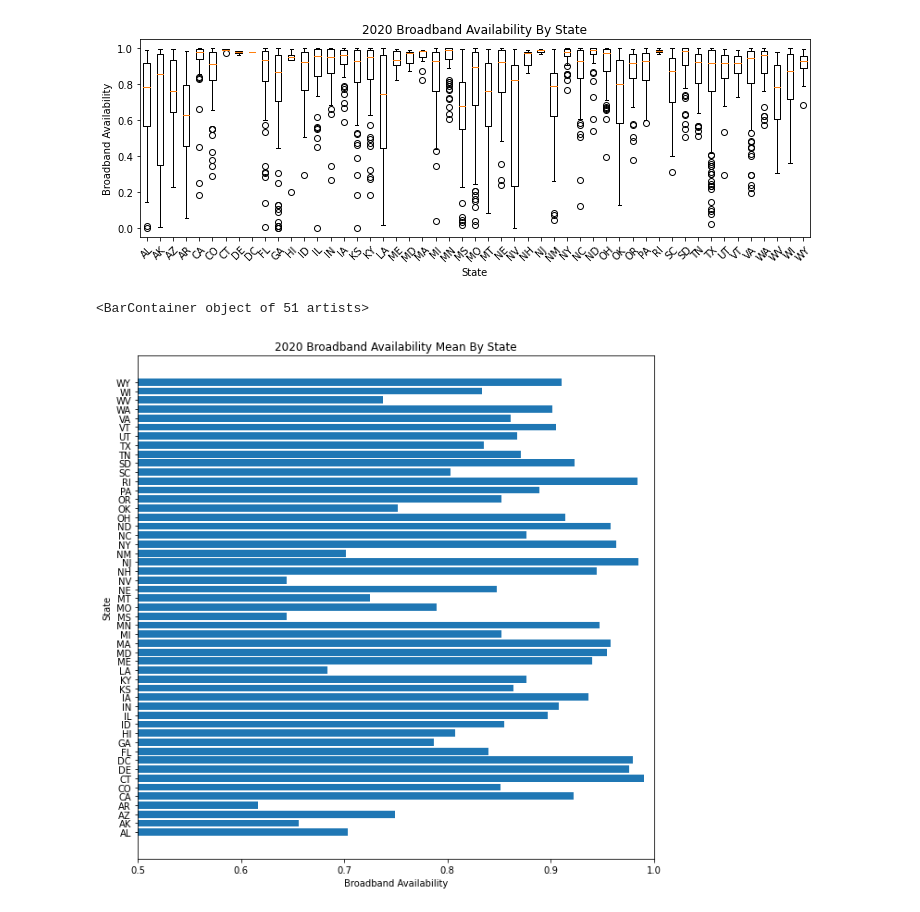
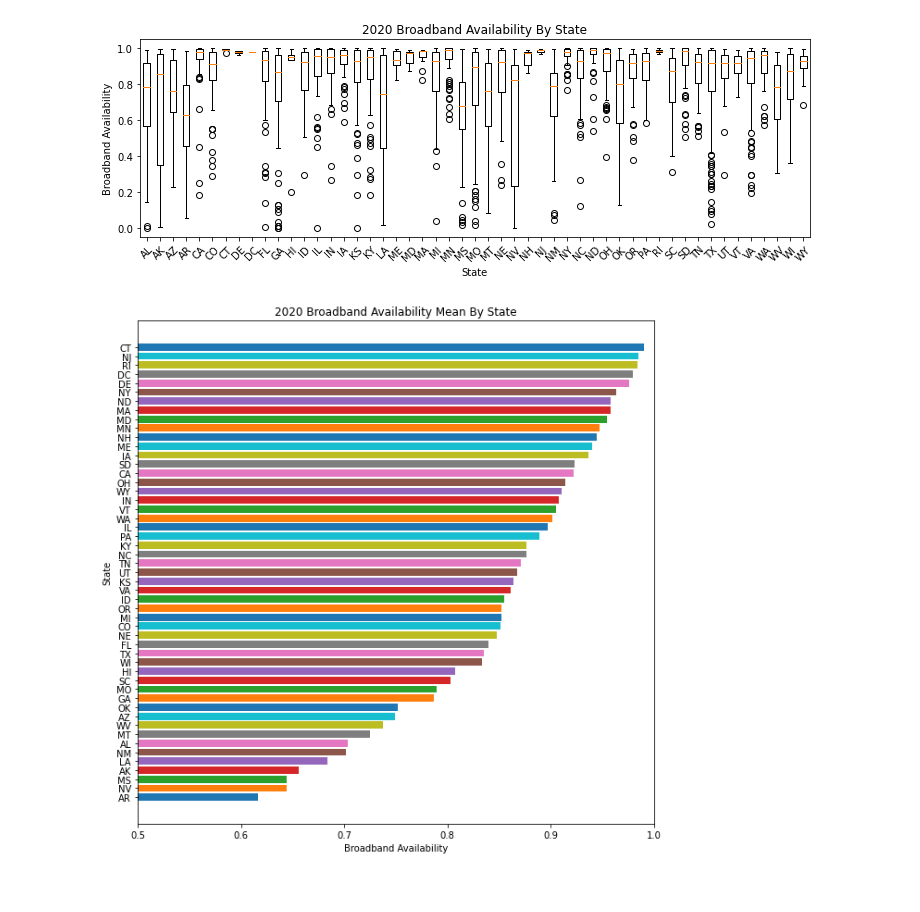
Before and after one commit to DragonGriffon2003/2021_DataSoup_DataFest, a Jupyter notebook: Data-Vis-2.ipynb, the cells around one changed output. Saved outputs shown, nothing was run; the diff lists cells and outputs as text; code cells hidden in the pictures.

Commit message:
Sorted bar graph by availability and added plots for 2019

```diff
--- a/Data-Vis-2.ipynb
+++ b/Data-Vis-2.ipynb
@@ -61,17 +72,21 @@ plt.xticks([1, 2], ['2019', '2020'])
  [Text(1, 0, '2019'), Text(2, 0, '2020')])
 [figure]
 # %%
-#
+#Plot boxplots of 2020 Broadband Availability Averages per state
+#The broadband availability of a county represents one point of data in a boxplot that represents the state.
 
 plt.rcParams['figure.figsize'] = [12, 8]
 
+#get unique states
 states = broad_2020['ST'].unique()
+#init array that contains arrays of all the county availabilities for state
 stateAvails = []
+#init array of means for each state (average of all counties in that state)
 stateAvailMeans = []
 
 for s in states :
     stateAvails.append(broad_2020[' BROADBAND AVAILABILITY PER FCC '].loc[(broad_2020['ST'] == s)])
-    stateAvailMeans.append(stateAvails[-1].mean())
+    stateAvailMeans.append([s, stateAvails[-1].mean()])
 
 plt.subplot(2,1,1)
 plt.xlabel('State')
@@ -84,12 +99,15 @@ plt.show()
 # %% [output]
 [figure]
 # %%
+#Plot bargraphs of 2020 Broadband Availability means per state
+
 plt.rcParams['figure.figsize'] = [10, 10]
 plt.xlabel('Broadband Availability')
 plt.ylabel('State')
 plt.title('2020 Broadband Availability Mean By State')
 plt.xlim(.5,1)
-plt.barh(states,stateAvailMeans) #make nice, ya know
+stateAvailMeans.sort(key=lambda a: a[1])
+for s in stateAvailMeans :
+    plt.barh(s[0], s[1])
 # %% [output]
-<BarContainer object of 51 artists>
-[figure, old version]
+[figure, new version]
```
Also changed, not shown: parts of 3 cells of this notebook.
